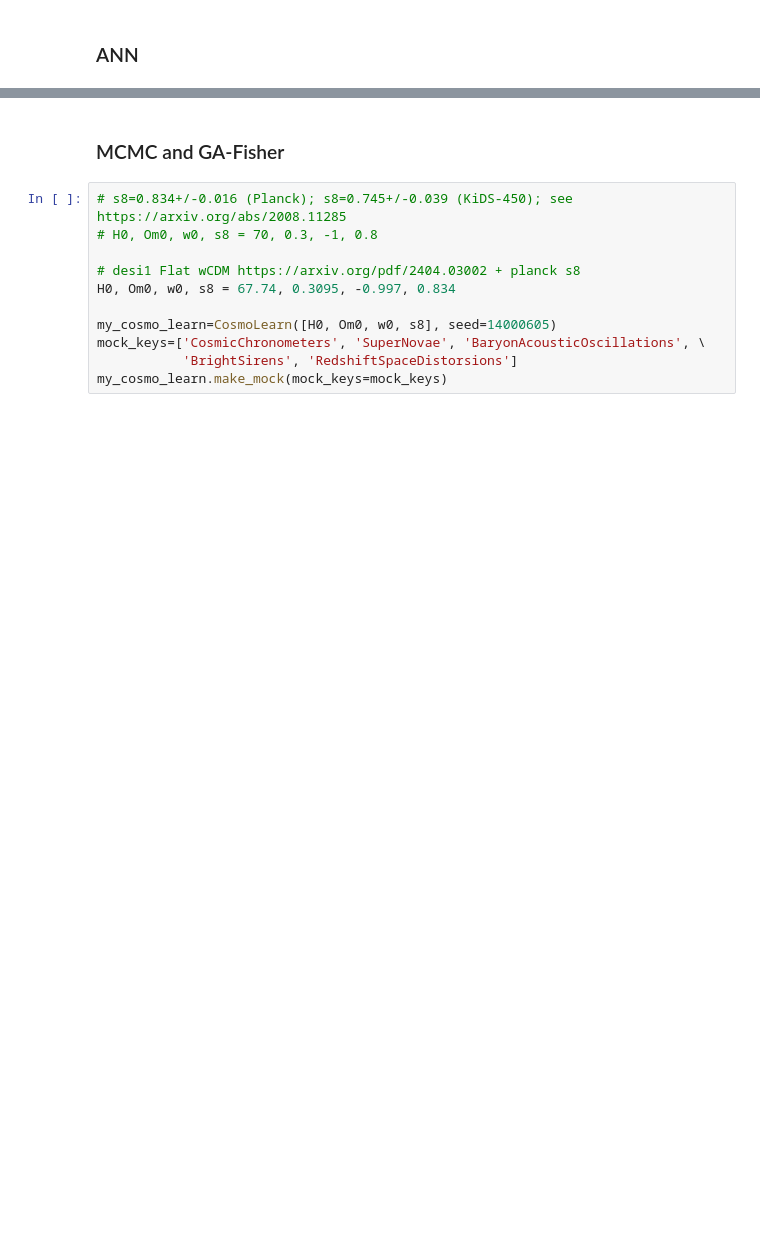
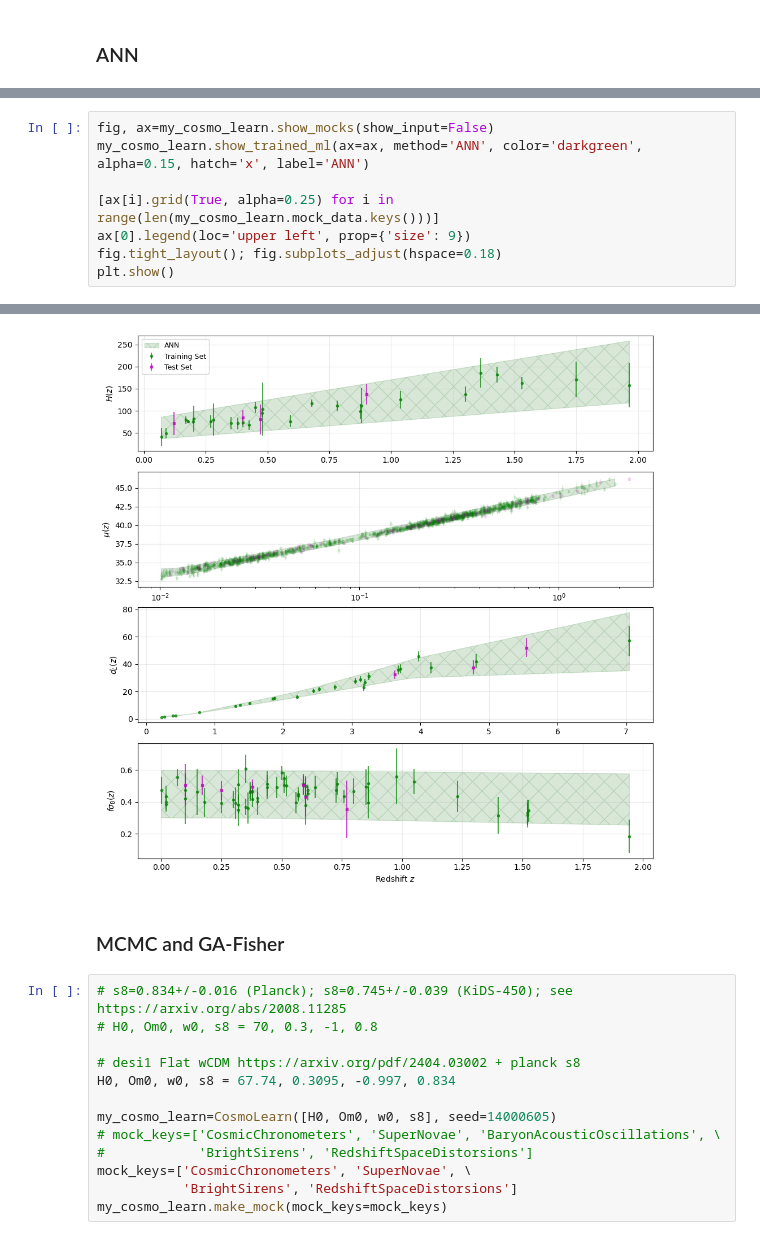
Before and after one commit to reggiebernardo/cosmo_learn, a Jupyter notebook: cosmo_tutorial.ipynb, the cells around one changed output, grey strips where cells are left out. Cells and saved outputs as stored; diff of their text form; blank space fills up the shorter version.

```diff
--- a/cosmo_tutorial.ipynb
+++ b/cosmo_tutorial.ipynb
@@ -226,0 +140,9 @@ plt.show()
+# %%
+fig, ax=my_cosmo_learn.show_mocks(show_input=False)
+my_cosmo_learn.show_trained_ml(ax=ax, method='ANN', color='darkgreen', alpha=0.15, hatch='x', label='ANN')
+
+[ax[i].grid(True, alpha=0.25) for i in range(len(my_cosmo_learn.mock_data.keys()))]
+ax[0].legend(loc='upper left', prop={'size': 9})
+fig.tight_layout(); fig.subplots_adjust(hspace=0.18)
+plt.show()
+# %% [output]
@@ -227,3 +153,4 @@ plt.show()
+[figure, added]
 # %% [markdown]
 ### MCMC and GA-Fisher
 # %%
@@ -234,7 +161,9 @@ plt.show()
 H0, Om0, w0, s8 = 67.74, 0.3095, -0.997, 0.834
 
 my_cosmo_learn=CosmoLearn([H0, Om0, w0, s8], seed=14000605)
-mock_keys=['CosmicChronometers', 'SuperNovae', 'BaryonAcousticOscillations', \
+# mock_keys=['CosmicChronometers', 'SuperNovae', 'BaryonAcousticOscillations', \
+#            'BrightSirens', 'RedshiftSpaceDistorsions']
+mock_keys=['CosmicChronometers', 'SuperNovae', \
            'BrightSirens', 'RedshiftSpaceDistorsions']
 my_cosmo_learn.make_mock(mock_keys=mock_keys)
 # %%
```
Also changed, not shown: parts of 13 cells of this notebook, 2 other files.
